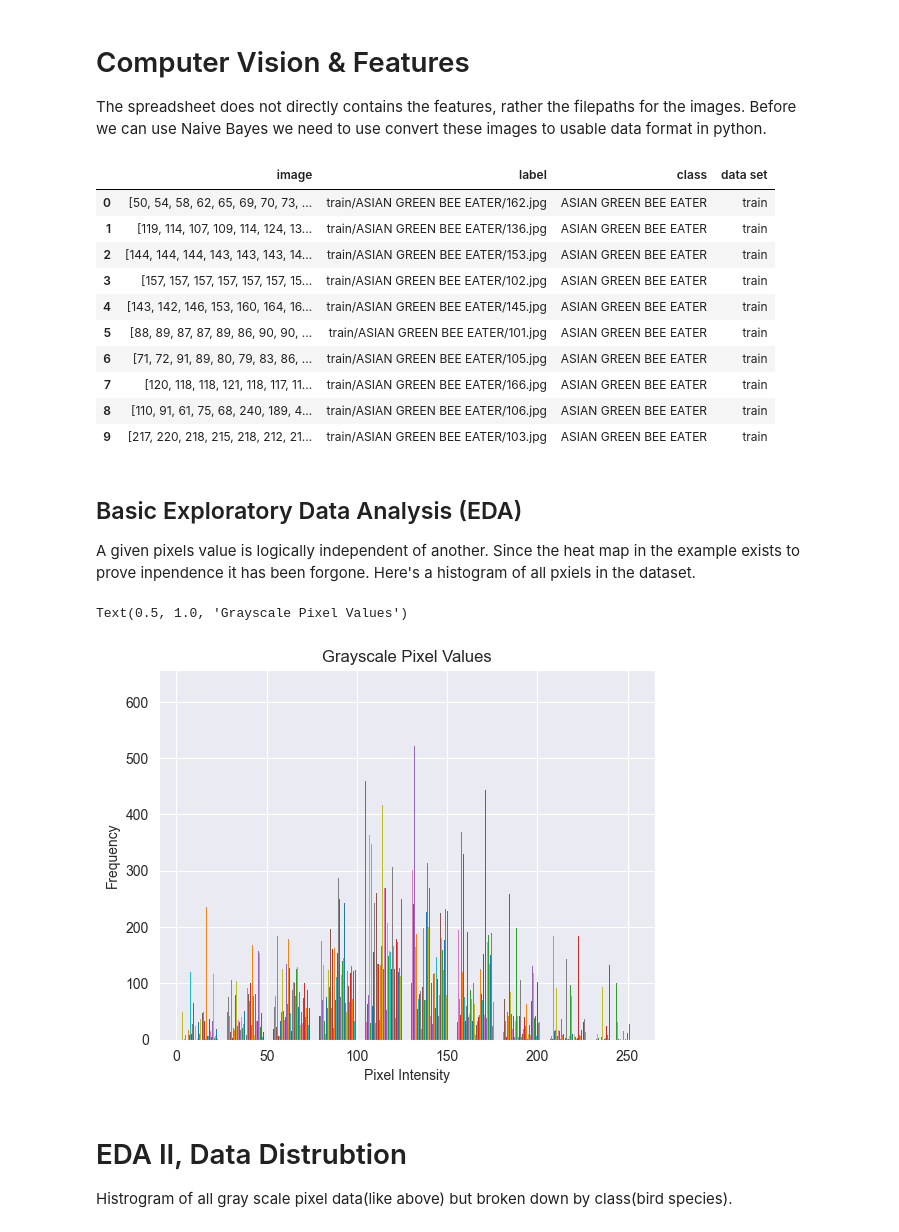
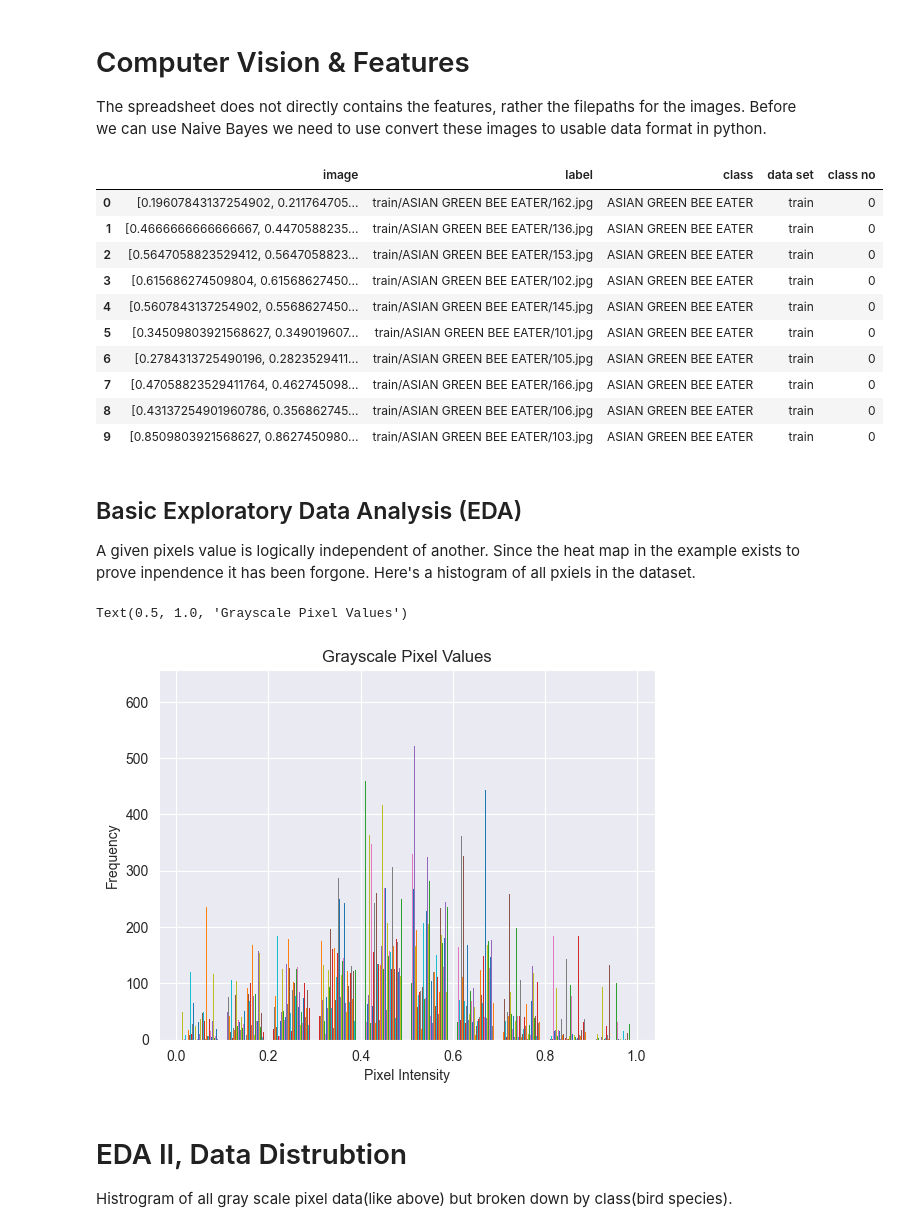
Before and after one commit to Bryan0x05/bird-classifer, a Jupyter notebook: naive_bayes.ipynb, the cells around one changed output. Drawn from its saved outputs; the diff is of its cells as text; code cells hidden in the pictures.

```diff
--- a/naive_bayes.ipynb
+++ b/naive_bayes.ipynb
@@ -40,40 +40,54 @@ The spreadsheet does not directly contains the features, rather the filepaths fo
 # %%
 
 # Get a reduced size image's array of the pixel data into a dataframe to easily relate it to it's 'label'
 def load_resize_flatten_images(df, target_size=(28, 28)):
     # convert data format to feature vectors
     images, labels = [],[]
-    data = {'image':[],'label':[], 'class':[], 'data set':[]}
+    data = {'image':[],'label':[], 'class':[], 'data set':[], 'class no':[]}
     for index, row in df.iterrows():
         # extractp pixel data from the image at the file path
         image = cv2.imread(row['filepaths'])
         # gray scale to reduce data size while retaining most data as colors well be stored as intenisity
         grayscaledImage = cv2.cvtColor(image,cv2.COLOR_BGR2GRAY)
         # resize image to smaller dimensions make data more managable
         resizedImage = cv2.resize(grayscaledImage,target_size)
+        resizedImage = resizedImage / 255
         # flatten into a 1D array
         imageArray = resizedImage.flatten()
         data['image'].append(imageArray)
         # use the filepath as an identifer to label the image data
         data['label'].append(row['filepaths'])
+        # inded class from 0 to len(class) for confusion matrix and f1score methods from skitlearn later.
+        match row['labels']:
+            case 'ASIAN GREEN BEE EATER':
+                data['class no'].append(0)
+            case 'D-ARNAUDS BARBET':
+                data['class no'].append(1)
+            case 'HOUSE FINCH':
+                data['class no'].append(2)
+            case 'OVENBIRD':
+                data['class no'].append(3)
+            case 'RUFOUS TREPE':
+                data['class no'].append(4)
+
         data['class'].append(row['labels'])
         data['data set'].append(row['data set'])
     # encapsulate this data as a dataframe for easier handling
     return pd.DataFrame(data)
 pixelData = load_resize_flatten_images(spreadsheet_data)
 pixelData.head(10)
 # %% [output]
-|  | image | label | class | data set |
-| 0 | [50, 54, 58, 62, 65, 69, 70, 73, ... | train/ASIAN GREEN BEE EATER/162.jpg | ASIAN GREEN BEE EATER | train |
-| 1 | [119, 114, 107, 109, 114, 124, 13... | train/ASIAN GREEN BEE EATER/136.jpg | ASIAN GREEN BEE EATER | train |
-| 2 | [144, 144, 144, 143, 143, 143, 14... | train/ASIAN GREEN BEE EATER/153.jpg | ASIAN GREEN BEE EATER | train |
-| 3 | [157, 157, 157, 157, 157, 157, 15... | train/ASIAN GREEN BEE EATER/102.jpg | ASIAN GREEN BEE EATER | train |
-| 4 | [143, 142, 146, 153, 160, 164, 16... | train/ASIAN GREEN BEE EATER/145.jpg | ASIAN GREEN BEE EATER | train |
-| 5 | [88, 89, 87, 87, 89, 86, 90, 90, ... | train/ASIAN GREEN BEE EATER/101.jpg | ASIAN GREEN BEE EATER | train |
-| 6 | [71, 72, 91, 89, 80, 79, 83, 86, ... | train/ASIAN GREEN BEE EATER/105.jpg | ASIAN GREEN BEE EATER | train |
-| 7 | [120, 118, 118, 121, 118, 117, 11... | train/ASIAN GREEN BEE EATER/166.jpg | ASIAN GREEN BEE EATER | train |
-| 8 | [110, 91, 61, 75, 68, 240, 189, 4... | train/ASIAN GREEN BEE EATER/106.jpg | ASIAN GREEN BEE EATER | train |
-| 9 | [217, 220, 218, 215, 218, 212, 21... | train/ASIAN GREEN BEE EATER/103.jpg | ASIAN GREEN BEE EATER | train |
+|  | image | label | class | data set | class no |
+| 0 | [0.19607843137254902, 0.211764705... | train/ASIAN GREEN BEE EATER/162.jpg | ASIAN GREEN BEE EATER | train | 0 |
+| 1 | [0.4666666666666667, 0.4470588235... | train/ASIAN GREEN BEE EATER/136.jpg | ASIAN GREEN BEE EATER | train | 0 |
+| 2 | [0.5647058823529412, 0.5647058823... | train/ASIAN GREEN BEE EATER/153.jpg | ASIAN GREEN BEE EATER | train | 0 |
+| 3 | [0.615686274509804, 0.61568627450... | train/ASIAN GREEN BEE EATER/102.jpg | ASIAN GREEN BEE EATER | train | 0 |
+| 4 | [0.5607843137254902, 0.5568627450... | train/ASIAN GREEN BEE EATER/145.jpg | ASIAN GREEN BEE EATER | train | 0 |
+| 5 | [0.34509803921568627, 0.349019607... | train/ASIAN GREEN BEE EATER/101.jpg | ASIAN GREEN BEE EATER | train | 0 |
+| 6 | [0.2784313725490196, 0.2823529411... | train/ASIAN GREEN BEE EATER/105.jpg | ASIAN GREEN BEE EATER | train | 0 |
+| 7 | [0.47058823529411764, 0.462745098... | train/ASIAN GREEN BEE EATER/166.jpg | ASIAN GREEN BEE EATER | train | 0 |
+| 8 | [0.43137254901960786, 0.356862745... | train/ASIAN GREEN BEE EATER/106.jpg | ASIAN GREEN BEE EATER | train | 0 |
+| 9 | [0.8509803921568627, 0.8627450980... | train/ASIAN GREEN BEE EATER/103.jpg | ASIAN GREEN BEE EATER | train | 0 |
 # %% [markdown]
 ## Basic Exploratory Data Analysis (EDA)
 A given pixels value is logically independent of another. Since the heat map in the example exists to prove inpendence it has been forgone.
@@ -90,7 +104,7 @@ plt.ylabel('Frequency')
 plt.title('Grayscale Pixel Values')
 # %% [output]
 Text(0.5, 1.0, 'Grayscale Pixel Values')
-[figure, old version]
+[figure, new version]
 # %% [markdown]
 # EDA II, Data Distrubtion
 Histrogram of all gray scale pixel data(like above) but broken down by class(bird species).
```
Also changed, not shown: parts of 13 cells of this notebook.
